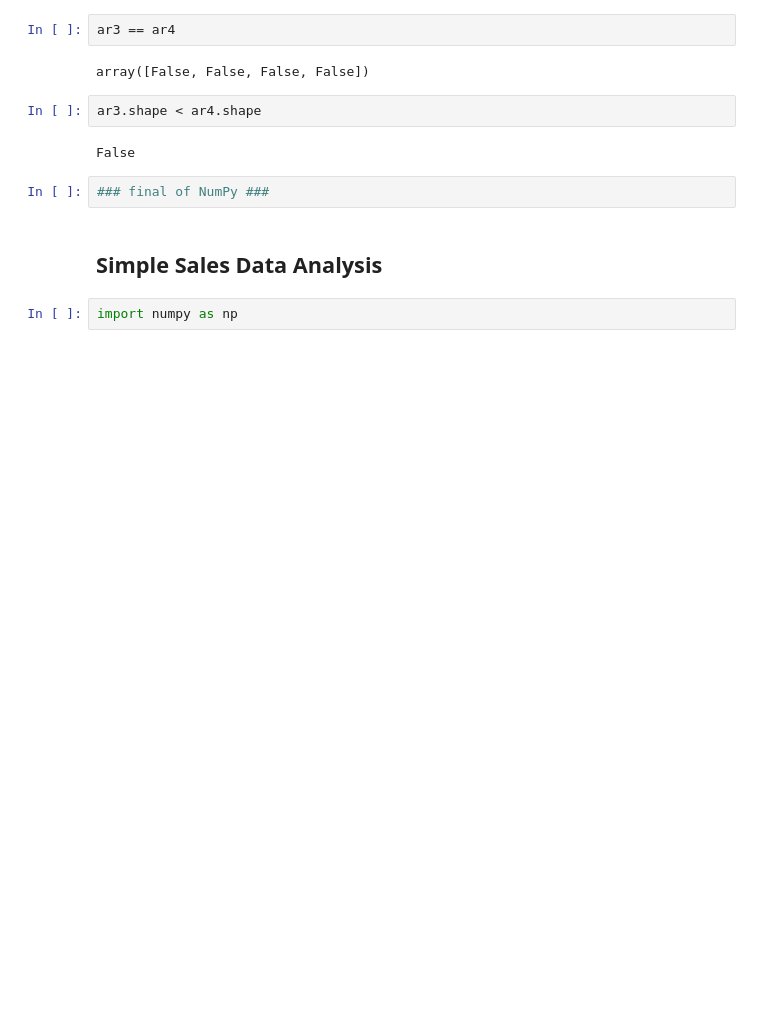
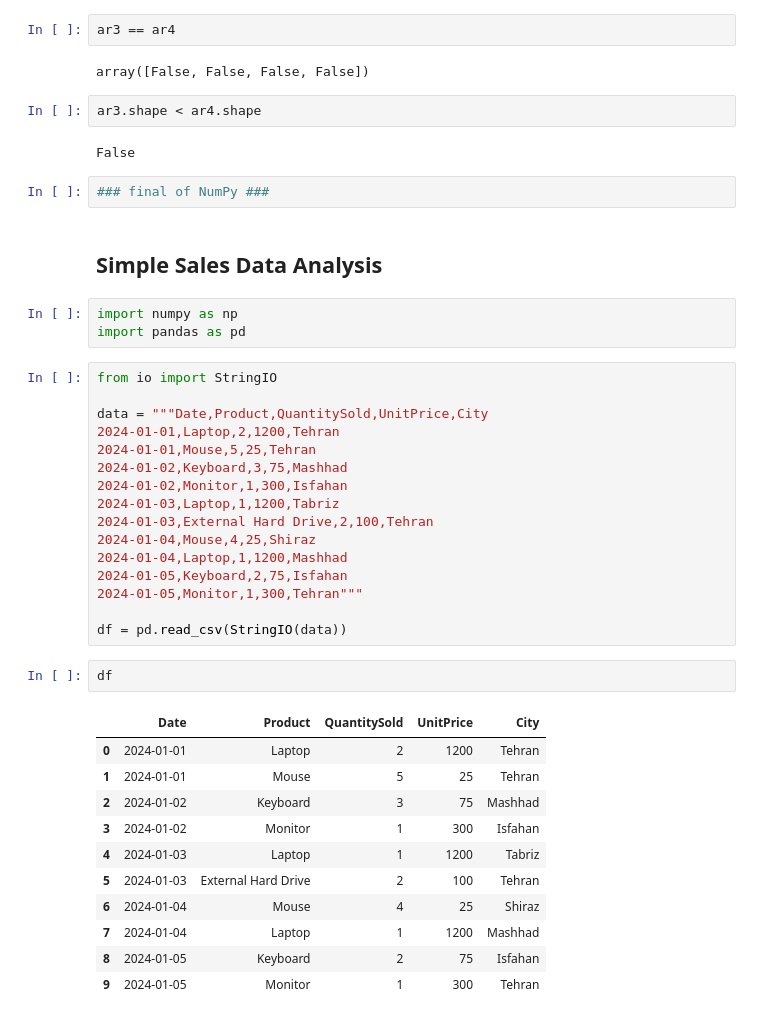
Before and after one commit to Mahdi-Miri/numpy, a Jupyter notebook: Numpy.ipynb, the cells around one changed output. Saved outputs shown, nothing was run; the diff lists cells and outputs as text; blank space fills up the shorter version.

Commit message:
Set Data

```diff
--- a/Numpy.ipynb
+++ b/Numpy.ipynb
@@ -362,3 +362,34 @@ False
 ## Simple Sales Data Analysis
 # %%
 import numpy as np
+import pandas as pd
+# %%
+from io import StringIO
+
+data = """Date,Product,QuantitySold,UnitPrice,City
+2024-01-01,Laptop,2,1200,Tehran
+2024-01-01,Mouse,5,25,Tehran
+2024-01-02,Keyboard,3,75,Mashhad
+2024-01-02,Monitor,1,300,Isfahan
+2024-01-03,Laptop,1,1200,Tabriz
+2024-01-03,External Hard Drive,2,100,Tehran
+2024-01-04,Mouse,4,25,Shiraz
+2024-01-04,Laptop,1,1200,Mashhad
+2024-01-05,Keyboard,2,75,Isfahan
+2024-01-05,Monitor,1,300,Tehran"""
+
+df = pd.read_csv(StringIO(data))
+# %%
+df
+# %% [output]
+|  | Date | Product | QuantitySold | UnitPrice | City |
+| 0 | 2024-01-01 | Laptop | 2 | 1200 | Tehran |
+| 1 | 2024-01-01 | Mouse | 5 | 25 | Tehran |
+| 2 | 2024-01-02 | Keyboard | 3 | 75 | Mashhad |
+| 3 | 2024-01-02 | Monitor | 1 | 300 | Isfahan |
+| 4 | 2024-01-03 | Laptop | 1 | 1200 | Tabriz |
+| 5 | 2024-01-03 | External Hard Drive | 2 | 100 | Tehran |
+| 6 | 2024-01-04 | Mouse | 4 | 25 | Shiraz |
+| 7 | 2024-01-04 | Laptop | 1 | 1200 | Mashhad |
+| 8 | 2024-01-05 | Keyboard | 2 | 75 | Isfahan |
+| 9 | 2024-01-05 | Monitor | 1 | 300 | Tehran |
```
